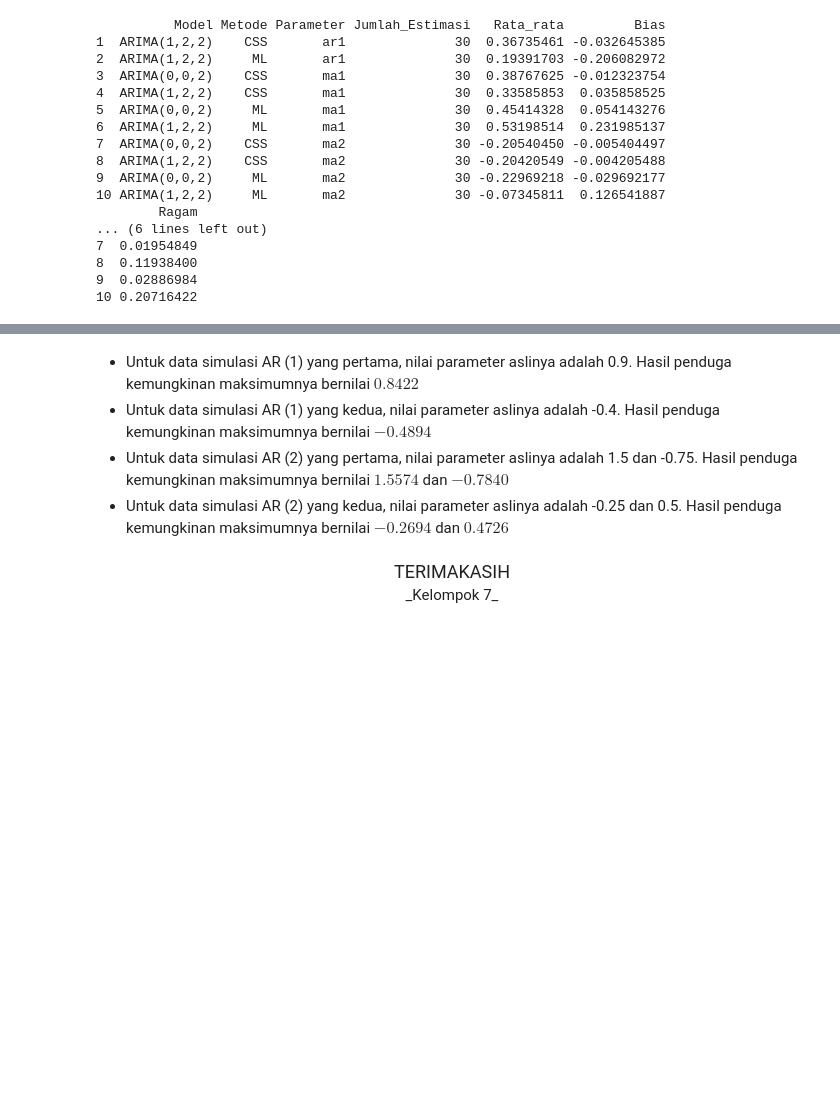
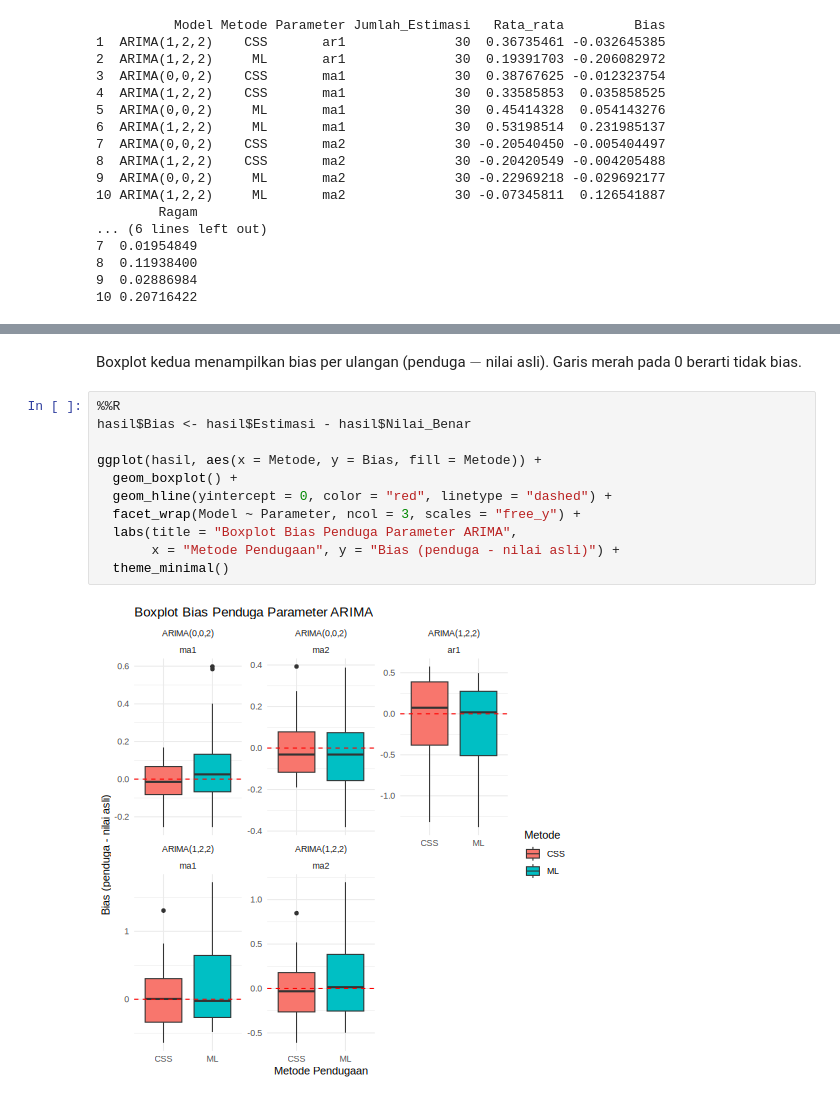
Before and after one commit to syifaymd/Pratikum-Analisis-Deret-Waktu, a Jupyter notebook: Tugas_Kelompok_7_Minggu_8.ipynb, the cells around one changed output, grey strips where cells are left out. Drawn from its saved outputs; the diff is of its cells as text; blank space fills up the shorter version.

```diff
--- a/Tugas_Kelompok_7_Minggu_8.ipynb
+++ b/Tugas_Kelompok_7_Minggu_8.ipynb
@@ -472,7 +452,15 @@ ggplot(
-# %% [markdown]
-- Untuk data simulasi AR (1) yang pertama, nilai parameter aslinya adalah 0.9. Hasil penduga kemungkinan maksimumnya bernilai $0.8422$
-- Untuk data simulasi AR (1) yang kedua, nilai parameter aslinya adalah -0.4. Hasil penduga kemungkinan maksimumnya bernilai $-0.4894$
-- Untuk data simulasi AR (2) yang pertama, nilai parameter aslinya adalah 1.5 dan -0.75. Hasil penduga kemungkinan maksimumnya bernilai $1.5574$ dan $-0.7840$
-- Untuk data simulasi AR (2) yang kedua, nilai parameter aslinya adalah -0.25 dan 0.5. Hasil penduga kemungkinan maksimumnya bernilai $-0.2694$ dan $0.4726$
-# %% [markdown]
-<center><font size='4'> TERIMAKASIH </font></center><center>_Kelompok 7_ </center>
+# %% [markdown]
+Boxplot kedua menampilkan bias per ulangan (penduga $-$ nilai asli). Garis merah pada 0 berarti tidak bias.
+# %%
+%%R
+hasil$Bias <- hasil$Estimasi - hasil$Nilai_Benar
+
+ggplot(hasil, aes(x = Metode, y = Bias, fill = Metode)) +
+  geom_boxplot() +
+  geom_hline(yintercept = 0, color = "red", linetype = "dashed") +
+  facet_wrap(Model ~ Parameter, ncol = 3, scales = "free_y") +
+  labs(title = "Boxplot Bias Penduga Parameter ARIMA",
+       x = "Metode Pendugaan", y = "Bias (penduga - nilai asli)") +
+  theme_minimal()
+# %% [output]
+[figure, added]
```
Also changed, not shown: parts of 12 cells of this notebook.
